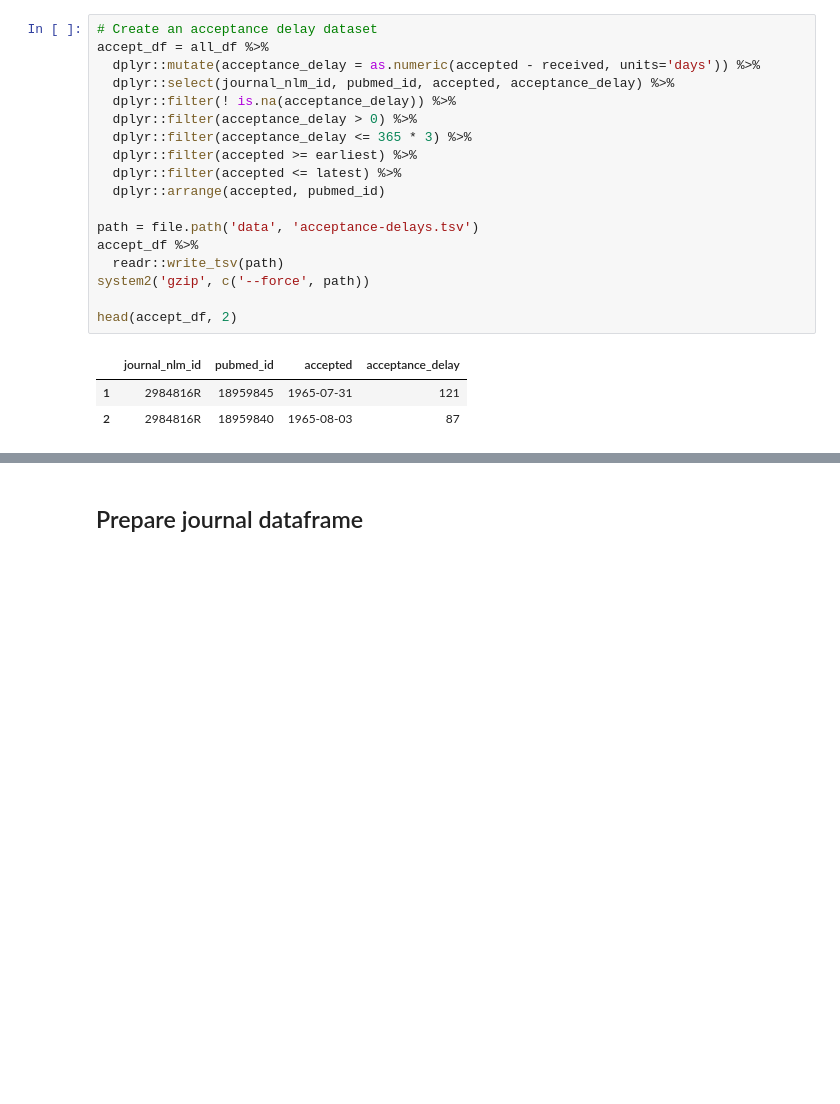
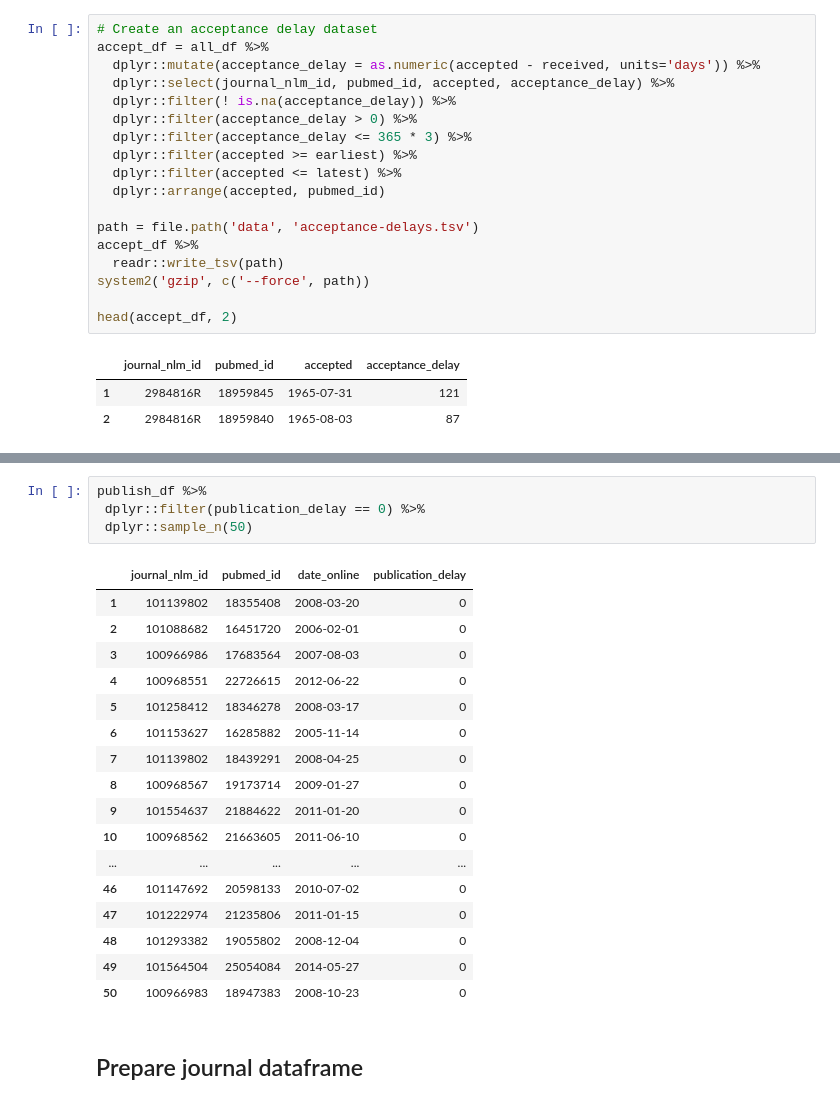
Before and after one commit to dhimmel/delays, a Jupyter notebook: plot.ipynb, the cells around one changed output, grey strips where cells are left out. Cells and saved outputs as stored; diff of their text form; blank space fills up the shorter version.

```diff
--- a/plot.ipynb
+++ b/plot.ipynb
@@ -70,6 +70,28 @@ head(publication_df, 2)
 |  | journal_nlm_id | pubmed_id | date_online | publication_delay |
 | 1 | 9801902 | 11056693 | 1997-08-13 | 211 |
 | 2 | 9801902 | 11056694 | 1997-08-13 | 65 |
+# %%
+publish_df %>%
+ dplyr::filter(publication_delay == 0) %>%
+ dplyr::sample_n(50)
+# %% [output]
+|  | journal_nlm_id | pubmed_id | date_online | publication_delay |
+| 1 | 101139802 | 18355408 | 2008-03-20 | 0 |
+| 2 | 101088682 | 16451720 | 2006-02-01 | 0 |
+| 3 | 100966986 | 17683564 | 2007-08-03 | 0 |
+| 4 | 100968551 | 22726615 | 2012-06-22 | 0 |
+| 5 | 101258412 | 18346278 | 2008-03-17 | 0 |
+| 6 | 101153627 | 16285882 | 2005-11-14 | 0 |
+| 7 | 101139802 | 18439291 | 2008-04-25 | 0 |
+| 8 | 100968567 | 19173714 | 2009-01-27 | 0 |
+| 9 | 101554637 | 21884622 | 2011-01-20 | 0 |
+| 10 | 100968562 | 21663605 | 2011-06-10 | 0 |
+| ... | ... | ... | ... | ... |
+| 46 | 101147692 | 20598133 | 2010-07-02 | 0 |
+| 47 | 101222974 | 21235806 | 2011-01-15 | 0 |
+| 48 | 101293382 | 19055802 | 2008-12-04 | 0 |
+| 49 | 101564504 | 25054084 | 2014-05-27 | 0 |
+| 50 | 100966983 | 18947383 | 2008-10-23 | 0 |
 # %% [markdown]
 ## Prepare journal dataframe
 # %%
```
Also changed, not shown: parts of 11 cells of this notebook.
